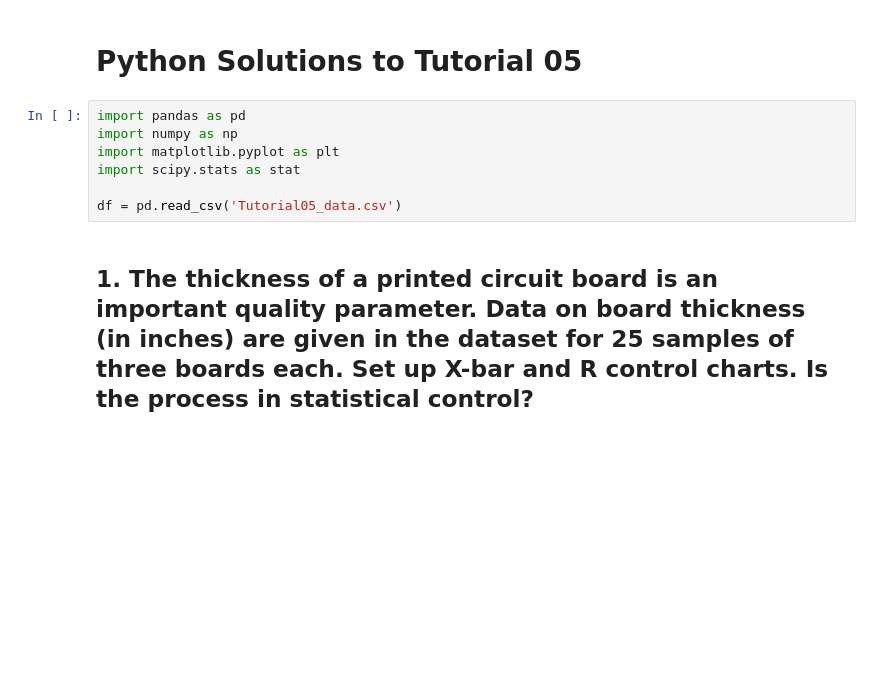
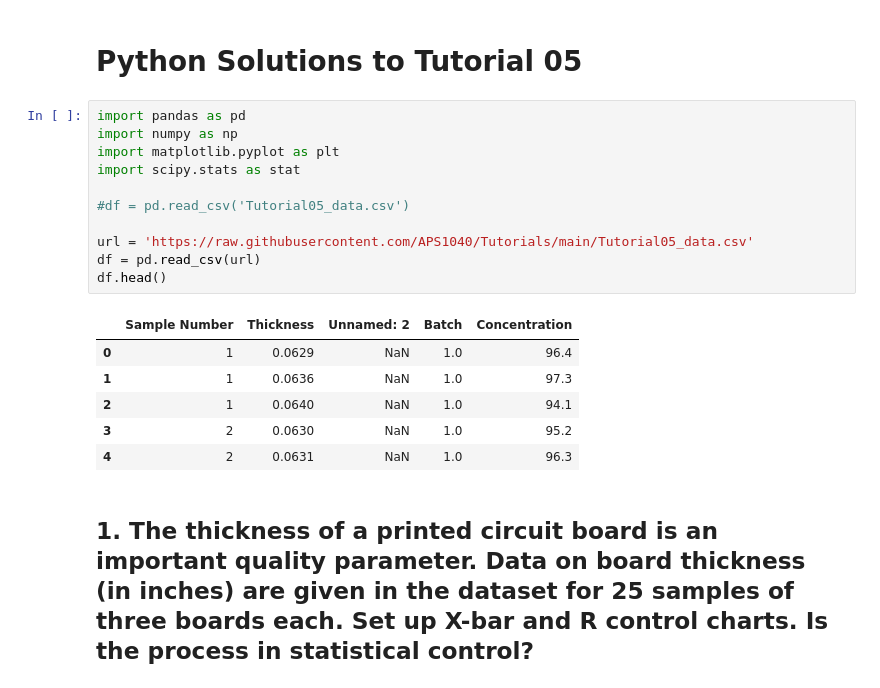
Before and after one commit to APS1040/Tutorials, a Jupyter notebook: Tutorial05.ipynb, the cells around one changed output. Saved outputs shown, nothing was run; the diff lists cells and outputs as text; blank space fills up the shorter version.

```diff
--- a/Tutorial05.ipynb
+++ b/Tutorial05.ipynb
@@ -3,10 +3,21 @@
 # %%
 import pandas as pd
 import numpy as np
 import matplotlib.pyplot as plt
 import scipy.stats as stat
 
-df = pd.read_csv('Tutorial05_data.csv')
+#df = pd.read_csv('Tutorial05_data.csv')
+
+url = 'https://raw.githubusercontent.com/APS1040/Tutorials/main/Tutorial05_data.csv'
+df = pd.read_csv(url)
+df.head()
+# %% [output]
+|  | Sample Number | Thickness | Unnamed: 2 | Batch | Concentration |
+| 0 | 1 | 0.0629 | NaN | 1.0 | 96.4 |
+| 1 | 1 | 0.0636 | NaN | 1.0 | 97.3 |
+| 2 | 1 | 0.0640 | NaN | 1.0 | 94.1 |
+| 3 | 2 | 0.0630 | NaN | 1.0 | 95.2 |
+| 4 | 2 | 0.0631 | NaN | 1.0 | 96.3 |
 # %% [markdown]
 ## 1.	The thickness of a printed circuit board is an important quality parameter. Data on board thickness (in inches) are given in the dataset for 25 samples of three boards each.  Set up X-bar and R control charts. Is the process in statistical control?
 # %% [markdown]
```
